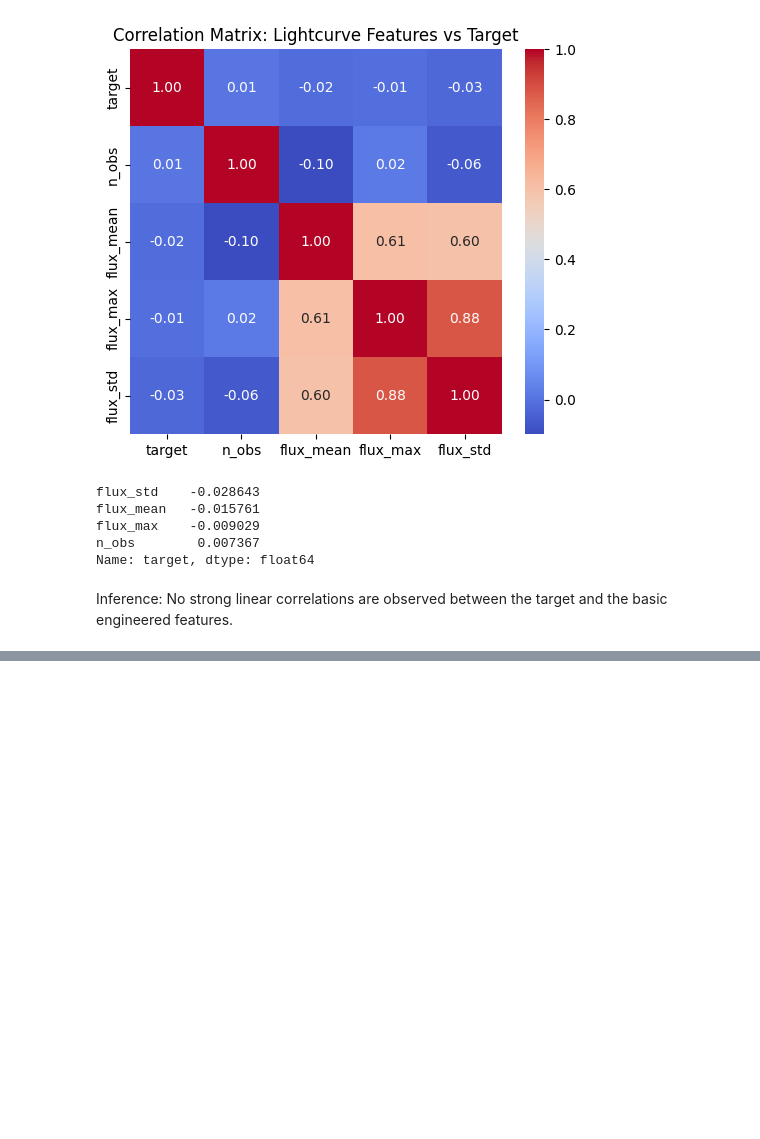
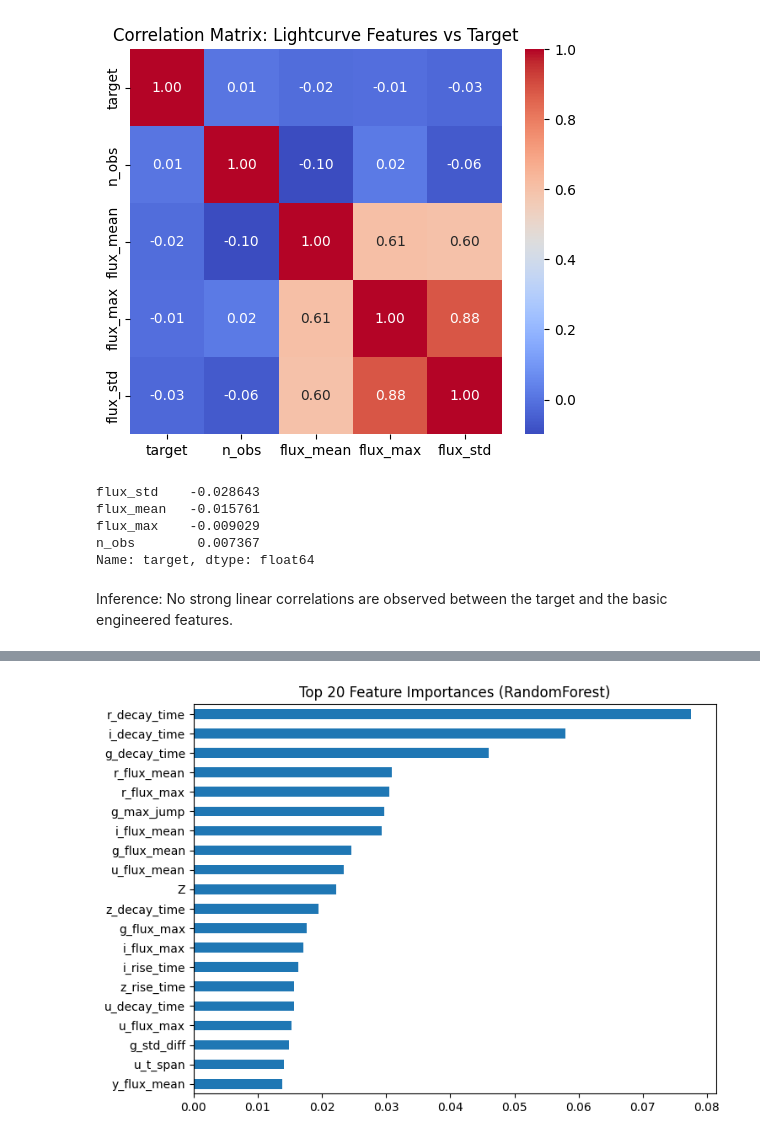
Before and after one commit to ayushsj99/MALLORN_Kaggle_Competition, a Jupyter notebook: MALLORN_Competition.ipynb, the cells around one changed output, grey strips where cells are left out. Saved outputs shown, nothing was run; the diff lists cells and outputs as text; code cells hidden in the pictures; blank space fills up the shorter version.

```diff
--- a/MALLORN_Competition.ipynb
+++ b/MALLORN_Competition.ipynb
@@ -859,0 +1005,25 @@ Inference: No strong linear correlations are observed between the target and the
+# %%
+from sklearn.model_selection import train_test_split
+
+X = master_df.drop(columns=["object_id", "target"])
+y = master_df["target"]
+
+X_train, X_val, y_train, y_val = train_test_split(
+    X, y,
+    test_size=0.2,
+    random_state=42,
+    stratify=y
+)
+# %%
+from sklearn.ensemble import RandomForestClassifier
+
+rf = RandomForestClassifier(
+    n_estimators=400,
+    max_depth=None,
+    min_samples_leaf=5,
+    class_weight="balanced",
+    random_state=42,
+    n_jobs=-1
+)
+
+rf.fit(X_train, y_train)
@@ -859,0 +1058,10 @@ Inference: No strong linear correlations are observed between the target and the
+# %%
+# Feature Importance
+import pandas as pd
+
+importances = pd.Series(
+    rf.feature_importances_,
+    index=X.columns
+).sort_values(ascending=False)
+
+importances.head(20)
@@ -859,0 +1086,9 @@ Inference: No strong linear correlations are observed between the target and the
+# %%
+import matplotlib.pyplot as plt
+
+importances.head(20).plot(kind="barh", figsize=(8, 6))
+plt.gca().invert_yaxis()
+plt.title("Top 20 Feature Importances (RandomForest)")
+plt.show()
+# %% [output]
+[figure, added]
```
Also changed, not shown: parts of 53 cells of this notebook.
